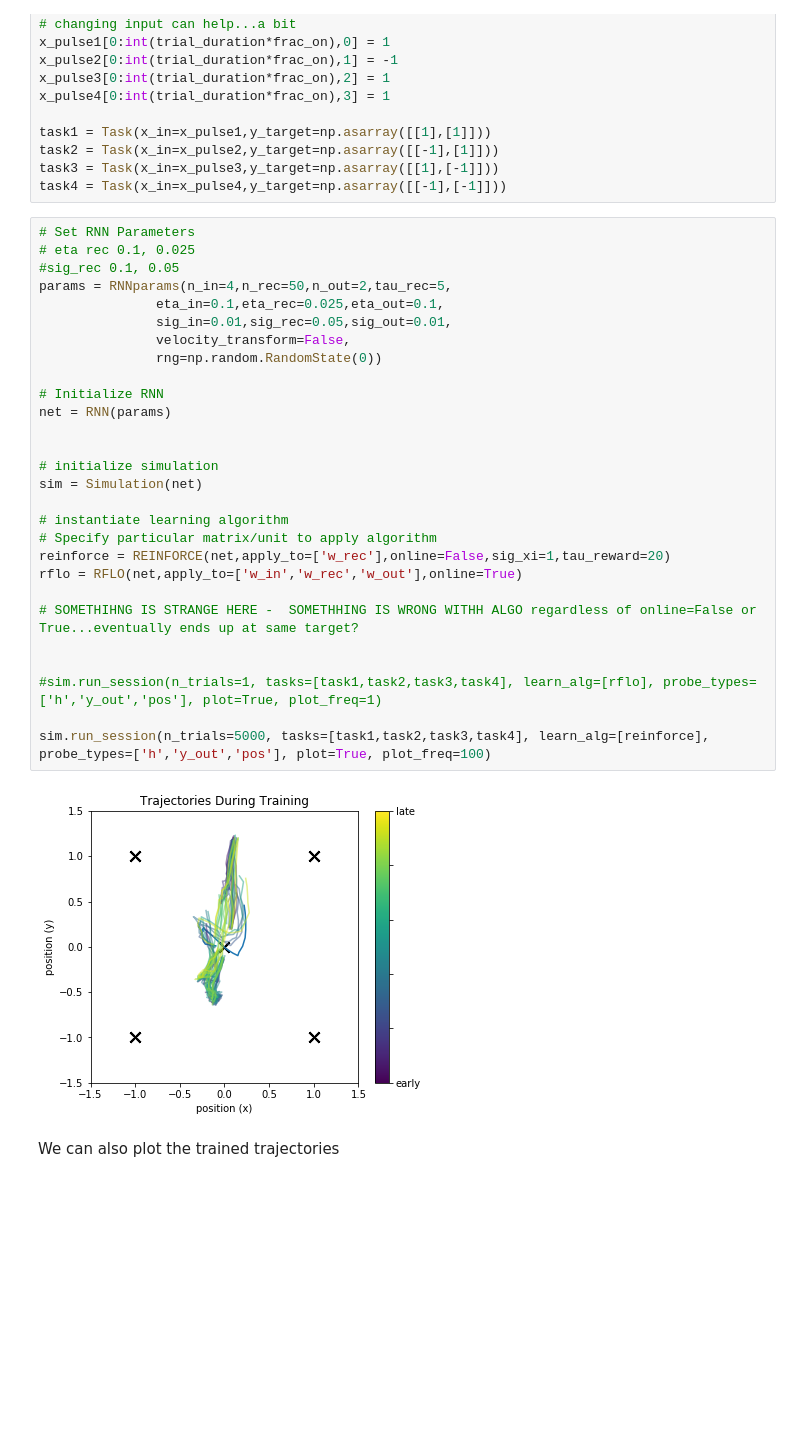
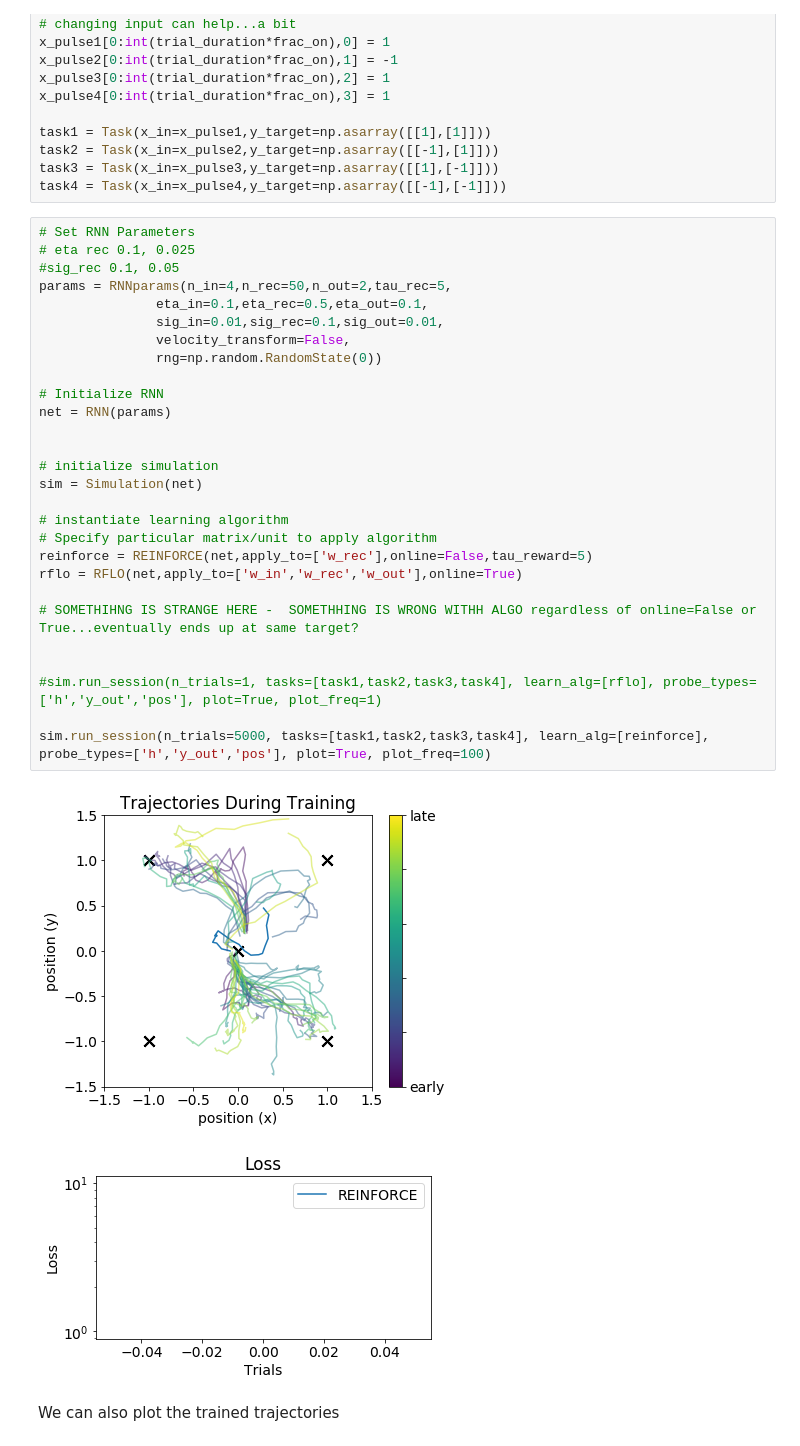
Before and after one commit to jacobfulano/rnn-learning, a Jupyter notebook: examples/Example5-REINFORCE.ipynb, the cells around one changed output. Saved outputs shown, nothing was run; the diff lists cells and outputs as text; blank space fills up the shorter version.

```diff
--- a/examples/Example5-REINFORCE.ipynb
+++ b/examples/Example5-REINFORCE.ipynb
@@ -182,33 +182,34 @@ task4 = Task(x_in=x_pulse4,y_target=np.asarray([[-1],[-1]]))
 # %%
 # Set RNN Parameters
 # eta rec 0.1, 0.025
 #sig_rec 0.1, 0.05
 params = RNNparams(n_in=4,n_rec=50,n_out=2,tau_rec=5,
-               eta_in=0.1,eta_rec=0.025,eta_out=0.1,
-               sig_in=0.01,sig_rec=0.05,sig_out=0.01,
+               eta_in=0.1,eta_rec=0.5,eta_out=0.1,
+               sig_in=0.01,sig_rec=0.1,sig_out=0.01,
                velocity_transform=False,
                rng=np.random.RandomState(0))
 
 # Initialize RNN
 net = RNN(params)
 
 
 # initialize simulation
 sim = Simulation(net)
 
 # instantiate learning algorithm
 # Specify particular matrix/unit to apply algorithm
-reinforce = REINFORCE(net,apply_to=['w_rec'],online=False,sig_xi=1,tau_reward=20)
+reinforce = REINFORCE(net,apply_to=['w_rec'],online=False,tau_reward=5)
 rflo = RFLO(net,apply_to=['w_in','w_rec','w_out'],online=True)
 
 # SOMETHIHNG IS STRANGE HERE -  SOMETHHING IS WRONG WITHH ALGO regardless of online=False or True...eventually ends up at same target?
 
 
 #sim.run_session(n_trials=1, tasks=[task1,task2,task3,task4], learn_alg=[rflo], probe_types=['h','y_out','pos'], plot=True, plot_freq=1)
 
 sim.run_session(n_trials=5000, tasks=[task1,task2,task3,task4], learn_alg=[reinforce], probe_types=['h','y_out','pos'], plot=True, plot_freq=100)
 # %% [output]
-[figure, old version]
+[figure, new version]
+[figure, added]
 # %% [markdown]
 We can also plot the trained trajectories
 # %%
```
Also changed, not shown: parts of 5 cells of this notebook, 2 other files.
